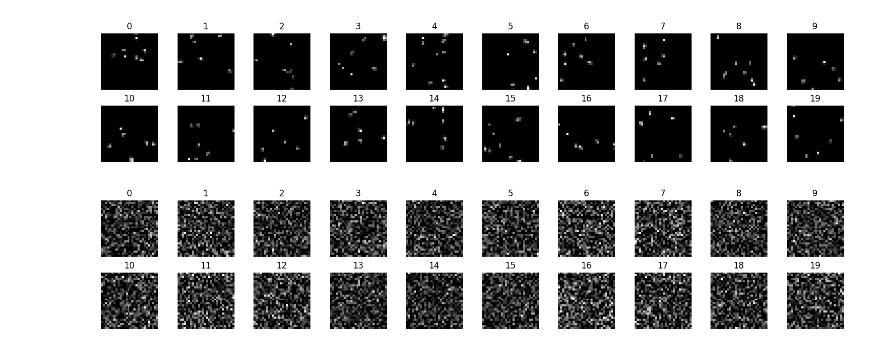
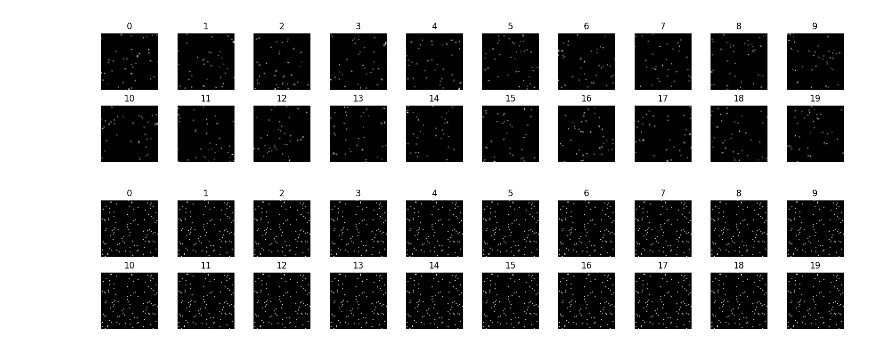
Before and after one commit to VishalLa/MathAI-Prototype, a Jupyter notebook: CNN_Model/pca.ipynb, the cells around one changed output. Cells and saved outputs as stored; diff of their text form; code cells hidden in the pictures.

```diff
--- a/CNN_Model/pca.ipynb
+++ b/CNN_Model/pca.ipynb
@@ -5,0 +6,9 @@ from Covonutional_neural_network.modelUttils.augment_dataset import apply_combin
+# %%
+fig, axs = plt.subplots(2, 10, figsize=(15, 3))
+for label in range(18):
+    sample = add_label_noise(np.zeros((28, 28)), label)
+    axs[label//10][label%10].imshow(sample, cmap='gray')
+    axs[label//10][label%10].set_title(str(label))
+    axs[label//10][label%10].axis('off')
+plt.tight_layout()
+plt.show()
@@ -6,25 +17,25 @@ from Covonutional_neural_network.modelUttils.augment_dataset import apply_combin
 # %%
 fig, axs = plt.subplots(2, 10, figsize=(15, 3))
 for label in range(20):
-    sample = apply_combined_noise(np.zeros((28, 28)))
+    sample = apply_combined_noise(np.zeros((64, 64)))
     axs[label//10][label%10].imshow(sample, cmap='gray')
     axs[label//10][label%10].set_title(str(label))
     axs[label//10][label%10].axis('off')
 plt.tight_layout()
 plt.show()
 # %% [output]
-[figure, old version]
+[figure, new version]
 # %%
 fig, axs = plt.subplots(2, 10, figsize=(15, 3))
 for label in range(20):
-    sample = add_gaussian_noise(np.zeros((28, 28)))
+    sample = add_gaussian_noise(np.zeros((64, 64)), mean=0.0, std=0.002)
     axs[label//10][label%10].imshow(sample, cmap='gray')
     axs[label//10][label%10].set_title(str(label))
     axs[label//10][label%10].axis('off')
 plt.tight_layout()
 plt.show()
 # %% [output]
-[figure, old version]
+[figure, new version]
 # %%
 folder_paths = [
     # 'C:\\Users\\visha\\OneDrive\\Desktop\\entiredataset\\dataset\\symbols\\(',
```
Also changed, not shown: parts of 15 cells of this notebook, 3 other files.
